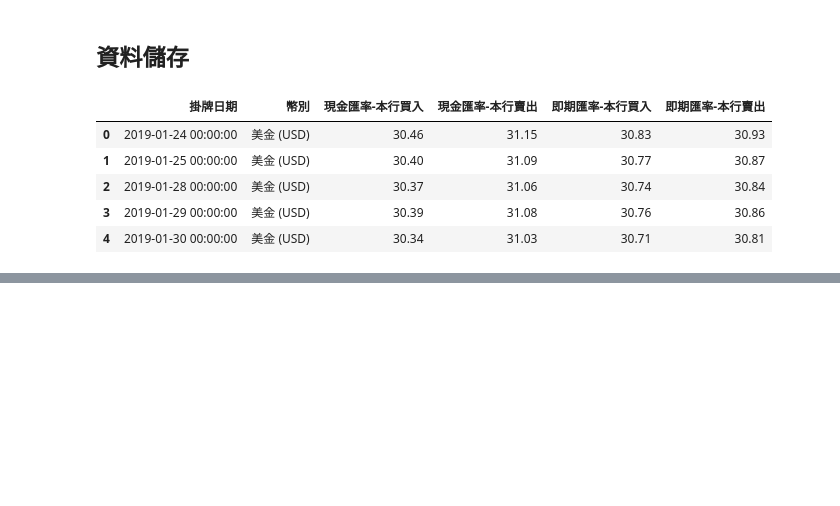
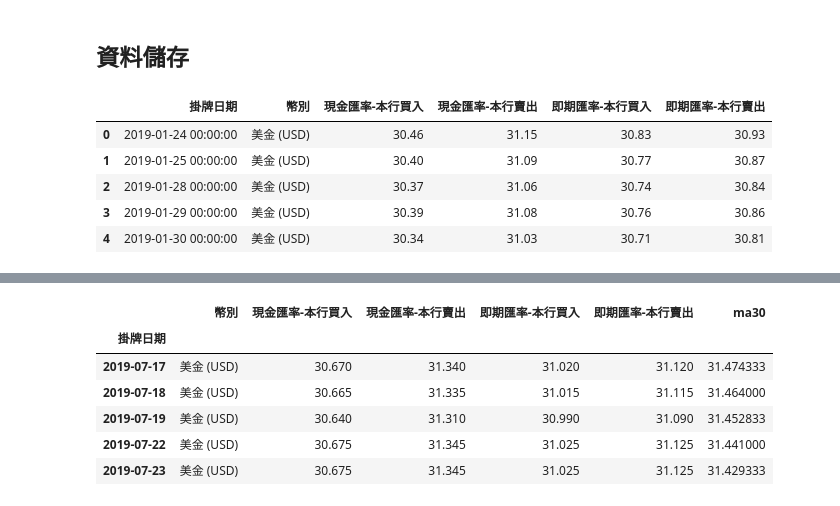
Before and after one commit to ywchiu/digiplus_ds, a Jupyter notebook: Demo20190723.ipynb, the cells around one changed output, grey strips where cells are left out. Saved outputs shown, nothing was run; the diff lists cells and outputs as text; code cells hidden in the pictures; blank space fills up the shorter version.

```diff
--- a/Demo20190723.ipynb
+++ b/Demo20190723.ipynb
@@ -89,0 +103,10 @@ df2.head()
+# %%
+df.tail()
+# %% [output]
+|  | 幣別 | 現金匯率-本行買入 | 現金匯率-本行賣出 | 即期匯率-本行買入 | 即期匯率-本行賣出 | ma30 |
+| 掛牌日期 |  |  |  |  |  |  |
+| 2019-07-17 | 美金 (USD) | 30.670 | 31.340 | 31.020 | 31.120 | 31.474333 |
+| 2019-07-18 | 美金 (USD) | 30.665 | 31.335 | 31.015 | 31.115 | 31.464000 |
+| 2019-07-19 | 美金 (USD) | 30.640 | 31.310 | 30.990 | 31.090 | 31.452833 |
+| 2019-07-22 | 美金 (USD) | 30.675 | 31.345 | 31.025 | 31.125 | 31.441000 |
+| 2019-07-23 | 美金 (USD) | 30.675 | 31.345 | 31.025 | 31.125 | 31.429333 |
```
Also changed, not shown: parts of 18 cells of this notebook.
